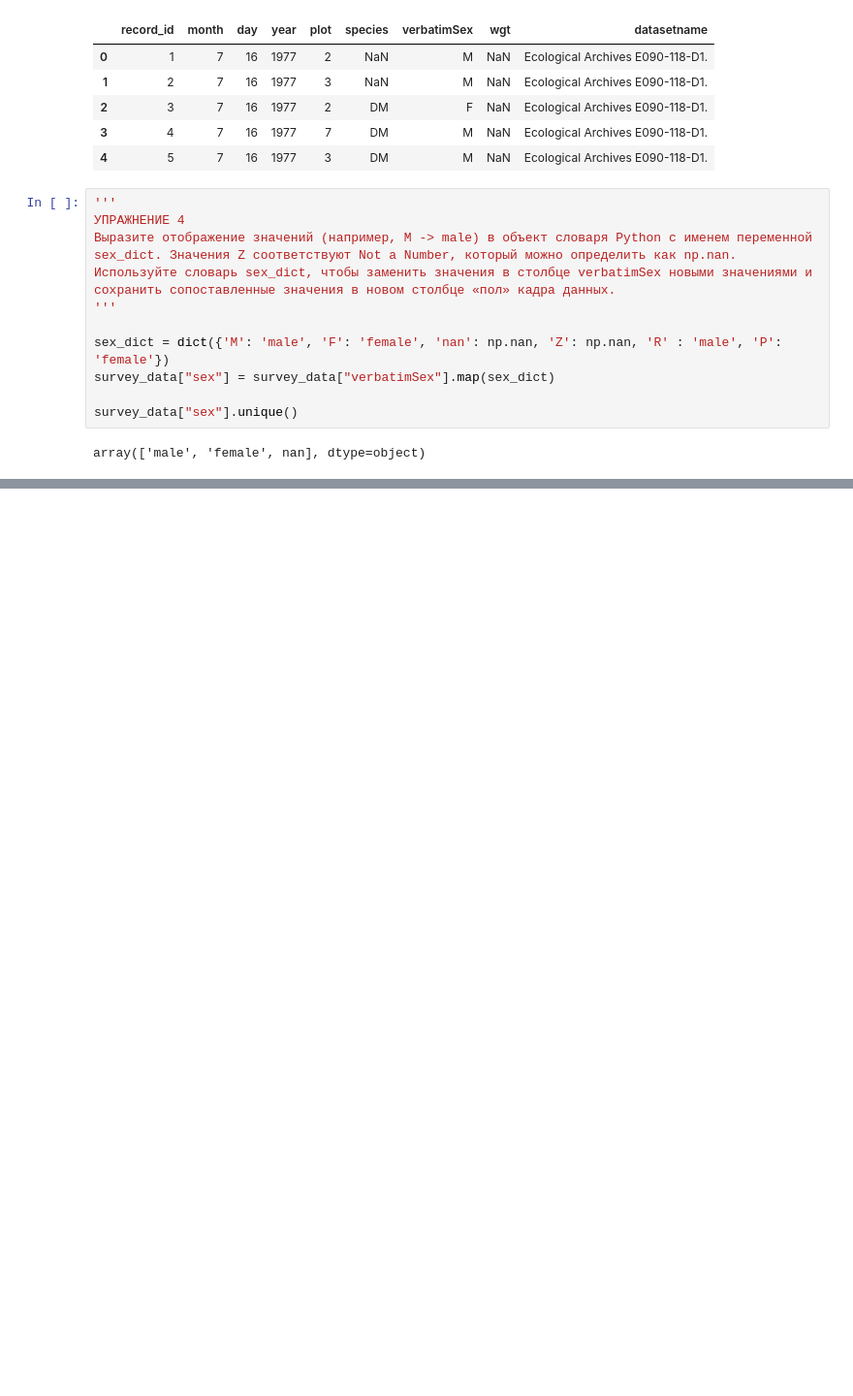
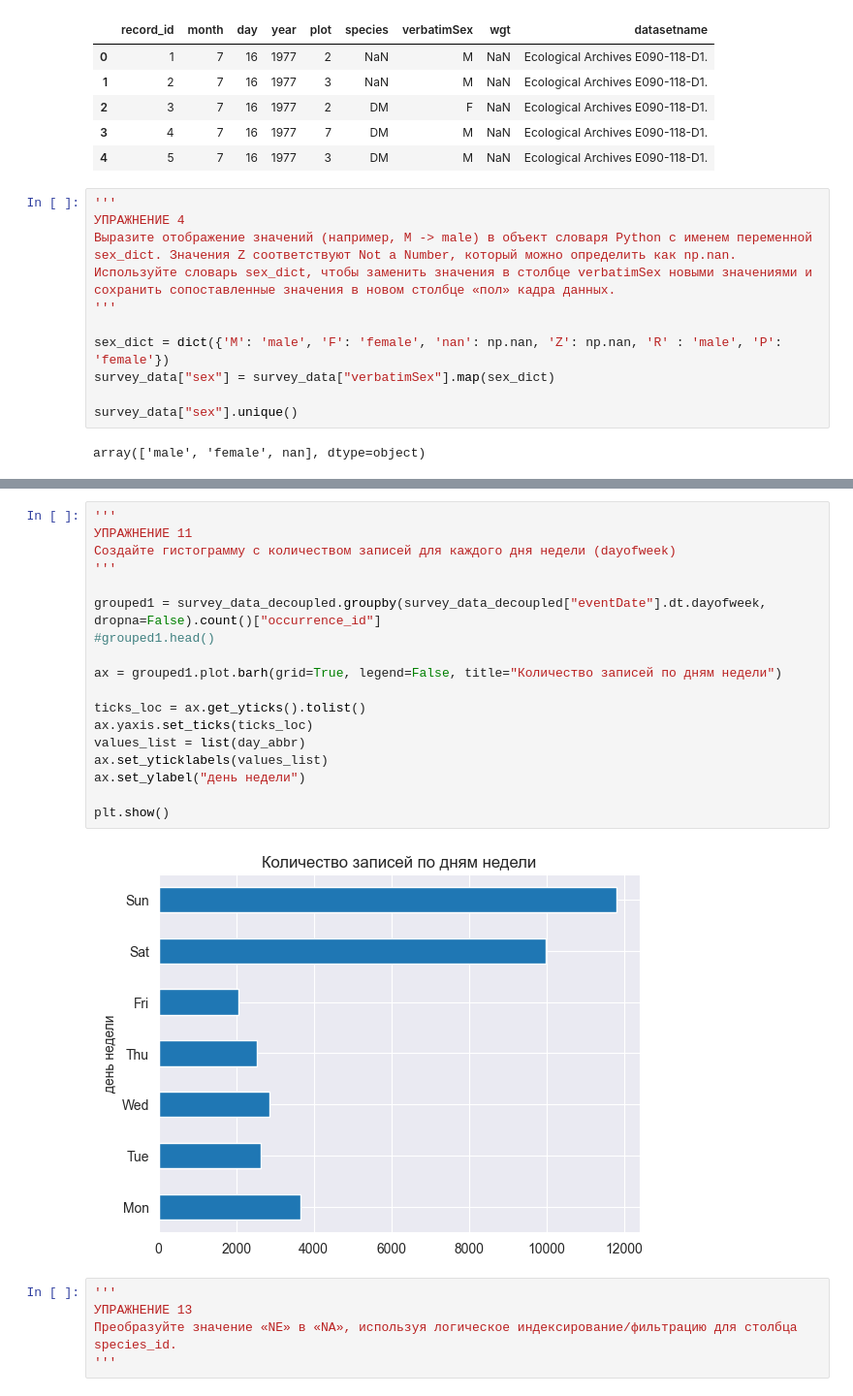
Before and after one commit to afedyanin/msu-data-analysis, a Jupyter notebook: notebooks/msu/ad-task-003.ipynb, the cells around one changed output, grey strips where cells are left out. Shown at 97% size. Drawn from its saved outputs; the diff is of its cells as text; blank space fills up the shorter version.

```diff
--- a/notebooks/msu/ad-task-003.ipynb
+++ b/notebooks/msu/ad-task-003.ipynb
@@ -116,0 +243,25 @@ array(['male', 'female', nan], dtype=object)
+# %%
+'''
+УПРАЖНЕНИЕ 11
+Создайте гистограмму с количеством записей для каждого дня недели (dayofweek)
+'''
+
+grouped1 = survey_data_decoupled.groupby(survey_data_decoupled["eventDate"].dt.dayofweek, dropna=False).count()["occurrence_id"]
+#grouped1.head()
+
+ax = grouped1.plot.barh(grid=True, legend=False, title="Количество записей по дням недели")
+
+ticks_loc = ax.get_yticks().tolist()
+ax.yaxis.set_ticks(ticks_loc)
+values_list = list(day_abbr)
+ax.set_yticklabels(values_list)
+ax.set_ylabel("день недели")
+
+plt.show()
+# %% [output]
+[figure, added]
+# %%
+'''
+УПРАЖНЕНИЕ 13
+Преобразуйте значение «NE» в «NA», используя логическое индексирование/фильтрацию для столбца species_id.
+'''
```
Also changed, not shown: parts of 9 cells of this notebook, 1 other file.
